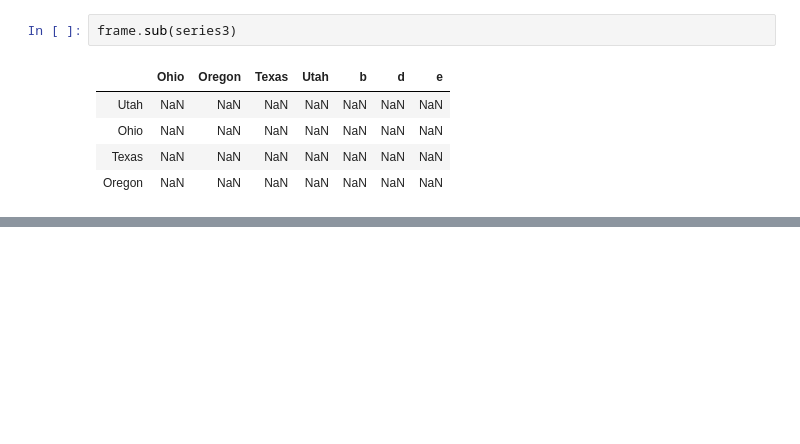
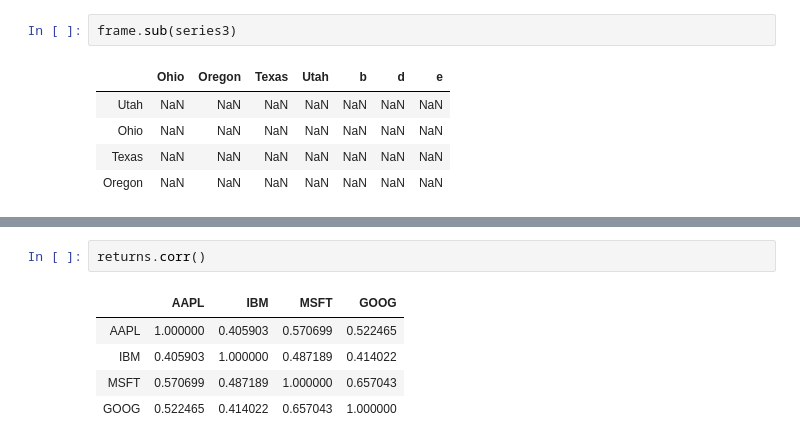
Before and after one commit to wminc/Data_Analysis_First, a Jupyter notebook: my_study/ch05.ipynb, the cells around one changed output, grey strips where cells are left out. Drawn from its saved outputs; the diff is of its cells as text; blank space fills up the shorter version.

```diff
--- a/my_study/ch05.ipynb
+++ b/my_study/ch05.ipynb
@@ -829,0 +1151,8 @@ frame.sub(series3)
+# %%
+returns.corr()
+# %% [output]
+|  | AAPL | IBM | MSFT | GOOG |
+| AAPL | 1.000000 | 0.405903 | 0.570699 | 0.522465 |
+| IBM | 0.405903 | 1.000000 | 0.487189 | 0.414022 |
+| MSFT | 0.570699 | 0.487189 | 1.000000 | 0.657043 |
+| GOOG | 0.522465 | 0.414022 | 0.657043 | 1.000000 |
```
Also changed, not shown: parts of 53 cells of this notebook, 27 other files.
